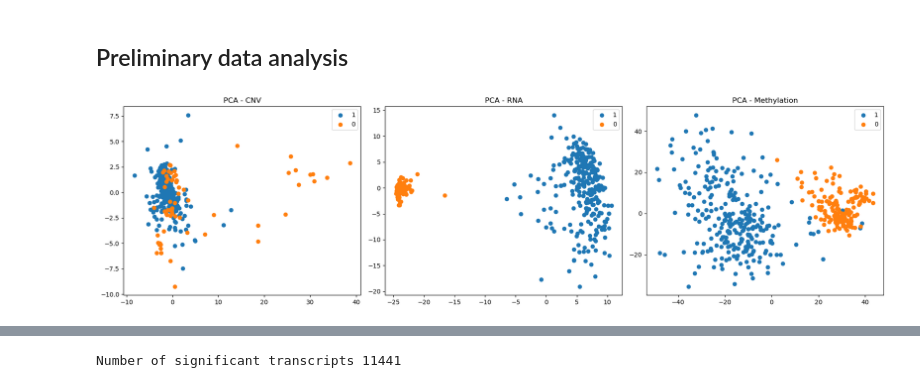
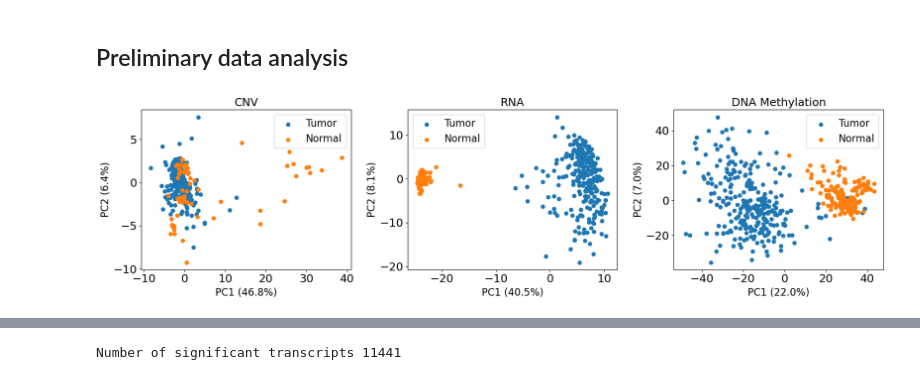
Before and after one commit to ink-github/KIRC_medbioinfo2026, a Jupyter notebook: data_analysis.ipynb, the cells around one changed output, grey strips where cells are left out. Drawn from its saved outputs; the diff is of its cells as text; code cells hidden in the pictures.

```diff
--- a/data_analysis.ipynb
+++ b/data_analysis.ipynb
@@ -9,10 +10,18 @@ import matplotlib.pyplot as plt
 from scipy.stats import ranksums
 from statsmodels.stats.multitest import multipletests
+# %%
+# Configuration for plotting
+plt.rcParams.update({
+    'font.size': 18,
+    'axes.titlesize': 18,
+    'axes.labelsize': 16,
+    'legend.fontsize': 16
+})
 # %%
 # Loading the data
 metadata = pd.read_csv("/Users/in2245sa/Courses/medbioinfo/systems_biology/group_project/Group3-TCGA-KIRC-renal/metadata.csv")
 meth = pd.read_csv("/Users/in2245sa/Courses/medbioinfo/systems_biology/group_project/Group3-TCGA-KIRC-renal/DNAm.csv")
-cnv = pd.read_csv("/Users/in2245sa/Courses/medbioinfo/systems_biology/group_project/Group3-TCGA-KIRC-renal/CNV.csv")
+cnv = pd.read_csv("/Users/in2245sa/Courses/medbioinfo/systems_biology/group_project/Group3-TCGA-KIRC-renal/cnv.csv")
 rna = pd.read_csv("/Users/in2245sa/Courses/medbioinfo/systems_biology/group_project/Group3-TCGA-KIRC-renal/RNASeq.csv")
 # %%
 # Use sample names as rownames in metadaat
@@ -39,8 +48,14 @@ meth["sample_id"] = meth["sample_id"].apply(shorten_tcga_id)
 # PCA
 pca = PCA(n_components=2)
 pca_cnv = pca.fit_transform(cnv.drop(columns="sample_id"))
+var_cnv = pca.explained_variance_ratio_
+
 pca_rna = pca.fit_transform(rna.drop(columns="sample_id"))
+var_rna = pca.explained_variance_ratio_
+
 pca_meth = pca.fit_transform(meth.drop(columns="sample_id"))
+var_meth = pca.explained_variance_ratio_
+
 
 # Put into DataFrame
 pca_df_cnv = pd.DataFrame(pca_cnv, columns=["PC1", "PC2"])
@@ -52,36 +67,46 @@ pca_df_rna["sample_id"] = rna["sample_id"].values
 pca_df_rna["status"] = metadata.loc[pca_df_rna["sample_id"], "label"].values
 
 pca_df_meth = pd.DataFrame(pca_meth, columns=["PC1", "PC2"])
 pca_df_meth["sample_id"] = meth["sample_id"].values
 pca_df_meth["status"] = metadata.loc[pca_df_meth["sample_id"], "label"].values
 
+# Change 0/1 to Normal/Tumor
+pca_df_cnv["status"] = pca_df_cnv["status"].map({0: "Normal", 1: "Tumor"})
+pca_df_rna["status"] = pca_df_rna["status"].map({0: "Normal", 1: "Tumor"})
+pca_df_meth["status"] = pca_df_meth["status"].map({0: "Normal", 1: "Tumor"})
+
 # Plotting
-
 plt.figure(figsize=(18,5))
 
 plt.subplot(1,3,1)
 for s in pca_df_cnv["status"].dropna().unique():
     tmp = pca_df_cnv[pca_df_cnv["status"] == s]
     plt.scatter(tmp["PC1"], tmp["PC2"], label=s)
-plt.title("PCA - CNV")
+plt.xlabel(f"PC1 ({var_cnv[0]*100:.1f}%)")
+plt.ylabel(f"PC2 ({var_cnv[1]*100:.1f}%)")
+plt.title("CNV")
 plt.legend()
 
 plt.subplot(1,3,2)
 for s in pca_df_rna["status"].dropna().unique():
     tmp = pca_df_rna[pca_df_rna["status"] == s]
     plt.scatter(tmp["PC1"], tmp["PC2"], label=s)
-plt.title("PCA - RNA")
+plt.xlabel(f"PC1 ({var_rna[0]*100:.1f}%)")
+plt.ylabel(f"PC2 ({var_rna[1]*100:.1f}%)")
+plt.title("RNA")
 plt.legend()
 
 plt.subplot(1,3,3)
 for s in pca_df_meth["status"].dropna().unique():
     tmp = pca_df_meth[pca_df_meth["status"] == s]
     plt.scatter(tmp["PC1"], tmp["PC2"], label=s)
-plt.title("PCA - Methylation")
+plt.xlabel(f"PC1 ({var_meth[0]*100:.1f}%)")
+plt.ylabel(f"PC2 ({var_meth[1]*100:.1f}%)")
+plt.title("DNA Methylation")
 plt.legend()
 
 plt.tight_layout()
 plt.show()
 # %% [output]
-[figure, old version]
+[figure, new version]
 # %%
```
Also changed, not shown: parts of 9 cells of this notebook, 1 other file.
